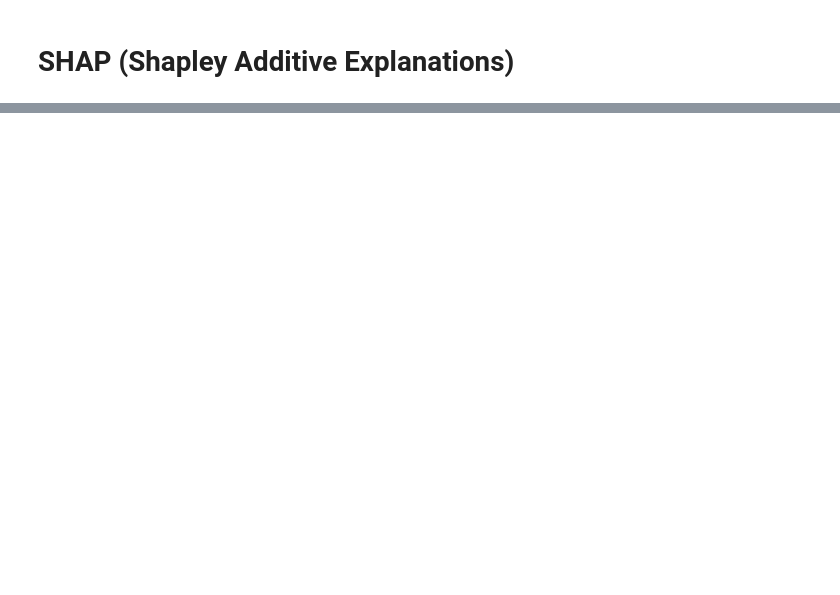
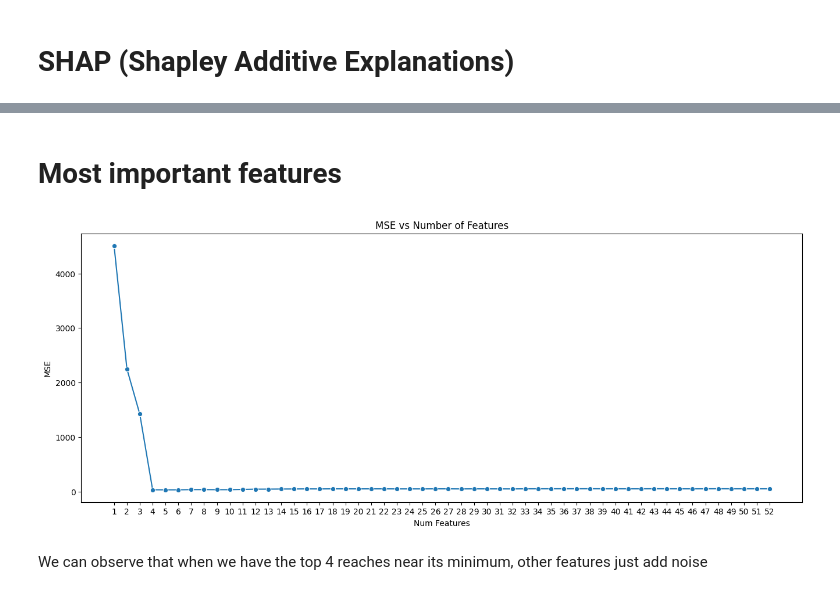
Before and after one commit to PercyDancourt/REME, a Jupyter notebook: notebooks/03_modeling.ipynb, the cells around one changed output, grey strips where cells are left out. Saved outputs shown, nothing was run; the diff lists cells and outputs as text; code cells hidden in the pictures; blank space fills up the shorter version.

```diff
--- a/notebooks/03_modeling.ipynb
+++ b/notebooks/03_modeling.ipynb
@@ -119,2 +107,6 @@ We can see that even the base XGBoost model the forecast is really good
 # %% [markdown]
 # SHAP (Shapley Additive Explanations)
+# %%
+explainer = shap.Explainer(model) # Initialize the SHAP explainer
+shap_values = explainer(X_test) # Calculate the SHAP values for the test set
+shap.plots.beeswarm(shap_values, max_display=X_test.shape[1])
@@ -120,0 +131,37 @@ We can see that even the base XGBoost model the forecast is really good
+# %% [markdown]
+# Most important features
+# %%
+abs_shap_values = np.abs(shap_values.values.mean(axis=0)) # Calculate the absolute mean SHAP values for each feature
+
+# Create a DataFrame with the feature importances
+importance = pd.DataFrame({
+    'Feature': X_test.columns,
+    'Importance': abs_shap_values
+}).sort_values(by='Importance', ascending=False) # Create a DataFrame with the feature importances
+
+# We want to create a loop to test the number of features and see how the MSE changes
+results = [] # Initialize a list to store the results
+for i in range(1, len(importance) + 1):
+    selected_features = importance['Feature'][:i].tolist() # Select the top i features
+
+    X_train_subset = X_train[selected_features] # Create a subset of the training data with the selected features
+    X_test_subset = X_test[selected_features] # Create a subset of the test data with the selected features
+
+    model.fit(X_train_subset, y_train) # Fit the model to the training data
+    y_pred_subset = model.predict(X_test_subset) # Predict the target variable for the test set
+
+    mse_subset = mean_squared_error(y_test, y_pred_subset) # Calculate the mean squared error of the predictions
+    results.append((i, mse_subset)) # Append the results to the list
+
+# Create a DataFrame with the results
+results_df = pd.DataFrame(results, columns=['Num Features', 'MSE'])
+
+plt.figure(figsize=(16, 6))
+sns.lineplot(data=results_df, x='Num Features', y='MSE',marker='o' ) # Plot the results
+plt.title('MSE vs Number of Features') # Set the title of the plot
+plt.xticks(ticks=range(1, len(results_df) + 1))
+plt.show()
+# %% [output]
+[figure, added]
+# %% [markdown]
+We can observe that when we have the top 4 reaches near its minimum, other features just add noise
```
Also changed, not shown: parts of 16 cells of this notebook, 2 other files.
